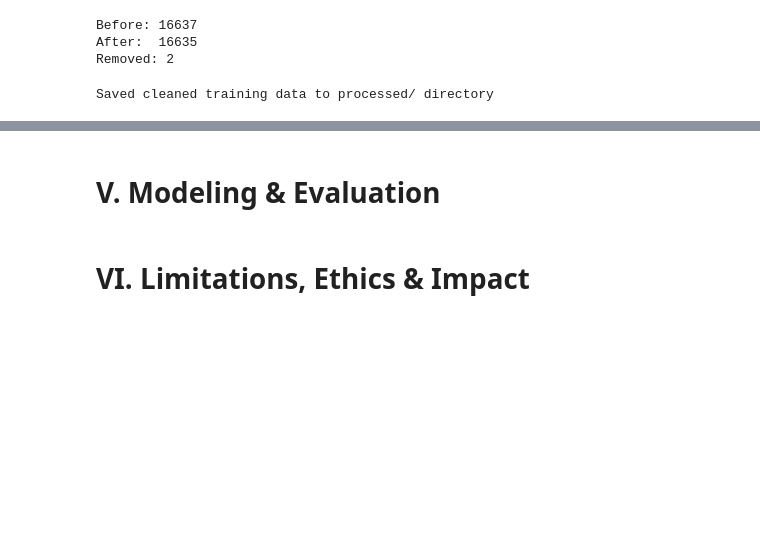
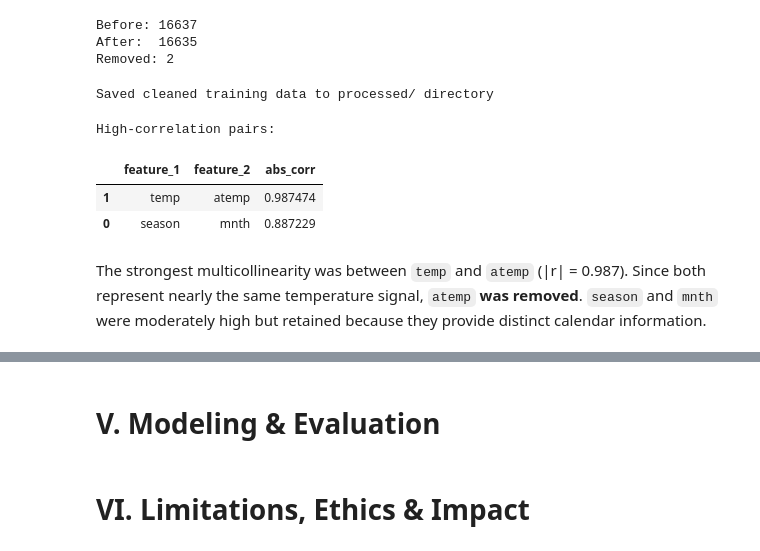
Before and after one commit to clarissecasicarino/hourly-bike-predictor, a Jupyter notebook: notebooks/regression_capstone.ipynb, the cells around one changed output, grey strips where cells are left out. Cells and saved outputs as stored; diff of their text form; code cells hidden in the pictures; blank space fills up the shorter version.

```diff
--- a/notebooks/regression_capstone.ipynb
+++ b/notebooks/regression_capstone.ipynb
@@ -926,3 +926,29 @@ y_train_clean.to_csv("../data/processed/y_train_clean.csv", index=False)
 print("Saved cleaned training data to processed/ directory")
 # %% [output]
 Saved cleaned training data to processed/ directory
+# %%
+# numeric columns only
+num_cols = X_train_clean.select_dtypes(include=np.number).columns
+
+# correlation matrix
+corr_mat = X_train_clean[num_cols].corr().abs()
+
+# find high-correlation pairs
+high_corr = np.where((corr_mat > 0.8) & (corr_mat < 1.0))
+
+pairs = [
+    (num_cols[i], num_cols[j], corr_mat.iat[i, j])
+    for i, j in zip(*high_corr)
+    if i < j
+]
+
+pairs_df = pd.DataFrame(pairs, columns=["feature_1", "feature_2", "abs_corr"])
+pairs_df = pairs_df.sort_values("abs_corr", ascending=False)
+
+print("High-correlation pairs:")
+display(pairs_df)
+# %% [output]
+High-correlation pairs:
+|  | feature_1 | feature_2 | abs_corr |
+| 1 | temp | atemp | 0.987474 |
+| 0 | season | mnth | 0.887229 |
@@ -928,0 +963,2 @@ Saved cleaned training data to processed/ directory
+# %% [markdown]
+The strongest multicollinearity was between `temp` and `atemp` (|r| = 0.987). Since both represent nearly the same temperature signal, `atemp` **was removed**. `season` and `mnth` were moderately high but retained because they provide distinct calendar information.
```
Also changed, not shown: parts of 3 cells of this notebook.
